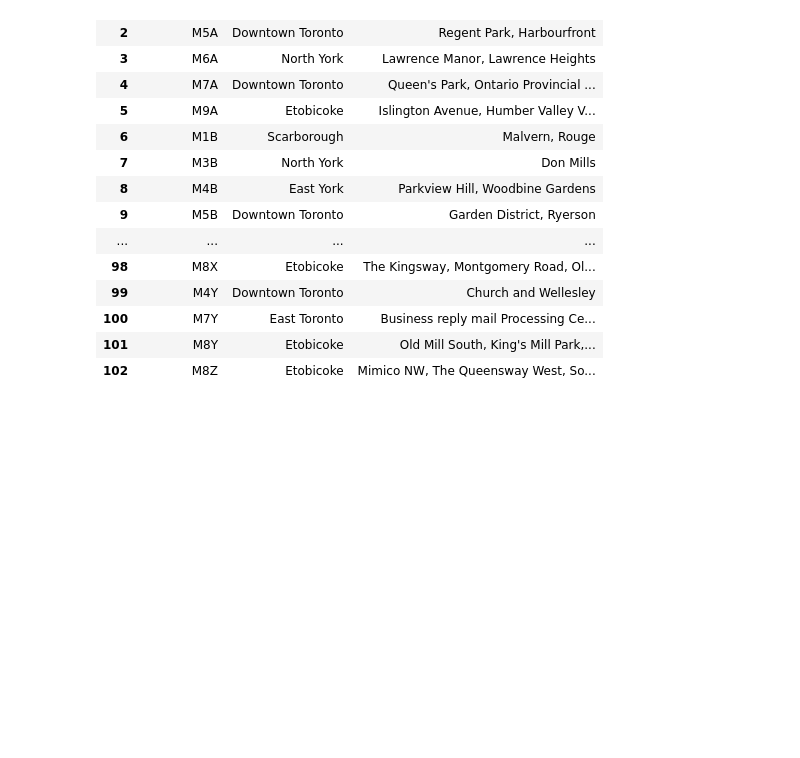
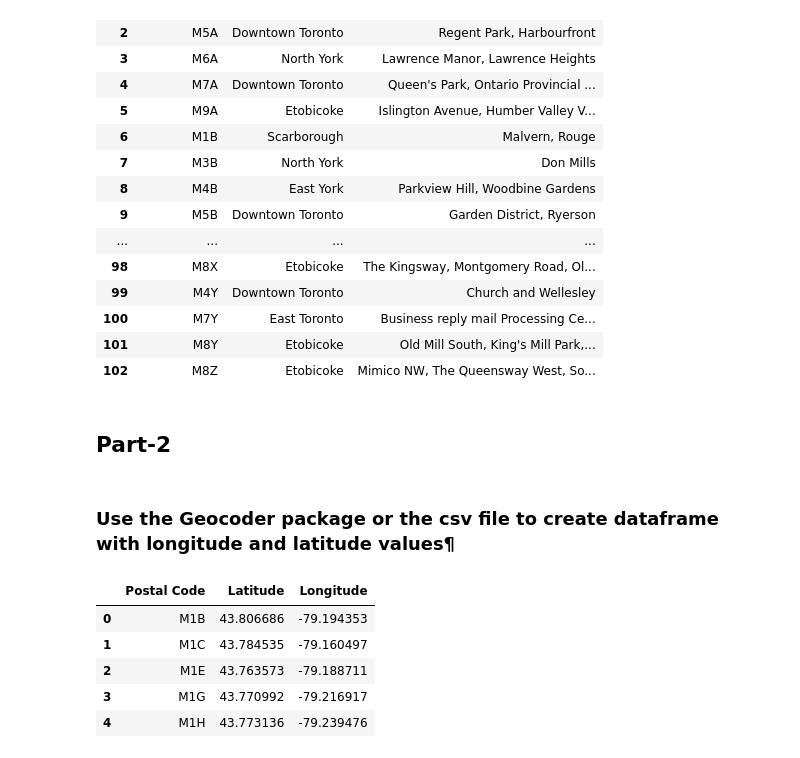
Before and after one commit to samueldesalegn/Assignment_clustering_segmenting_toronto, a Jupyter notebook: Toronto_city_neighbors_clustering.ipynb, the cells around one changed output. Saved outputs shown, nothing was run; the diff lists cells and outputs as text; code cells hidden in the pictures; blank space fills up the shorter version.

```diff
--- a/Toronto_city_neighbors_clustering.ipynb
+++ b/Toronto_city_neighbors_clustering.ipynb
@@ -138,3 +138,19 @@ df2.reset_index(drop=True)
 | 100 | M7Y | East Toronto | Business reply mail Processing Ce... |
 | 101 | M8Y | Etobicoke | Old Mill South, King's Mill Park,... |
 | 102 | M8Z | Etobicoke | Mimico NW, The Queensway West, So... |
+# %% [markdown]
+
+## Part-2
+# %% [markdown]
+### Use the Geocoder package or the csv file to create dataframe with longitude and latitude values¶
+# %%
+!wget -q -O 'Toronto_long_lat_data.csv'  http://cocl.us/Geospatial_data
+df = pd.read_csv('Toronto_long_lat_data.csv')
+df.head()
+# %% [output]
+|  | Postal Code | Latitude | Longitude |
+| 0 | M1B | 43.806686 | -79.194353 |
+| 1 | M1C | 43.784535 | -79.160497 |
+| 2 | M1E | 43.763573 | -79.188711 |
+| 3 | M1G | 43.770992 | -79.216917 |
+| 4 | M1H | 43.773136 | -79.239476 |
```
Also changed, not shown: parts of 3 cells of this notebook.
